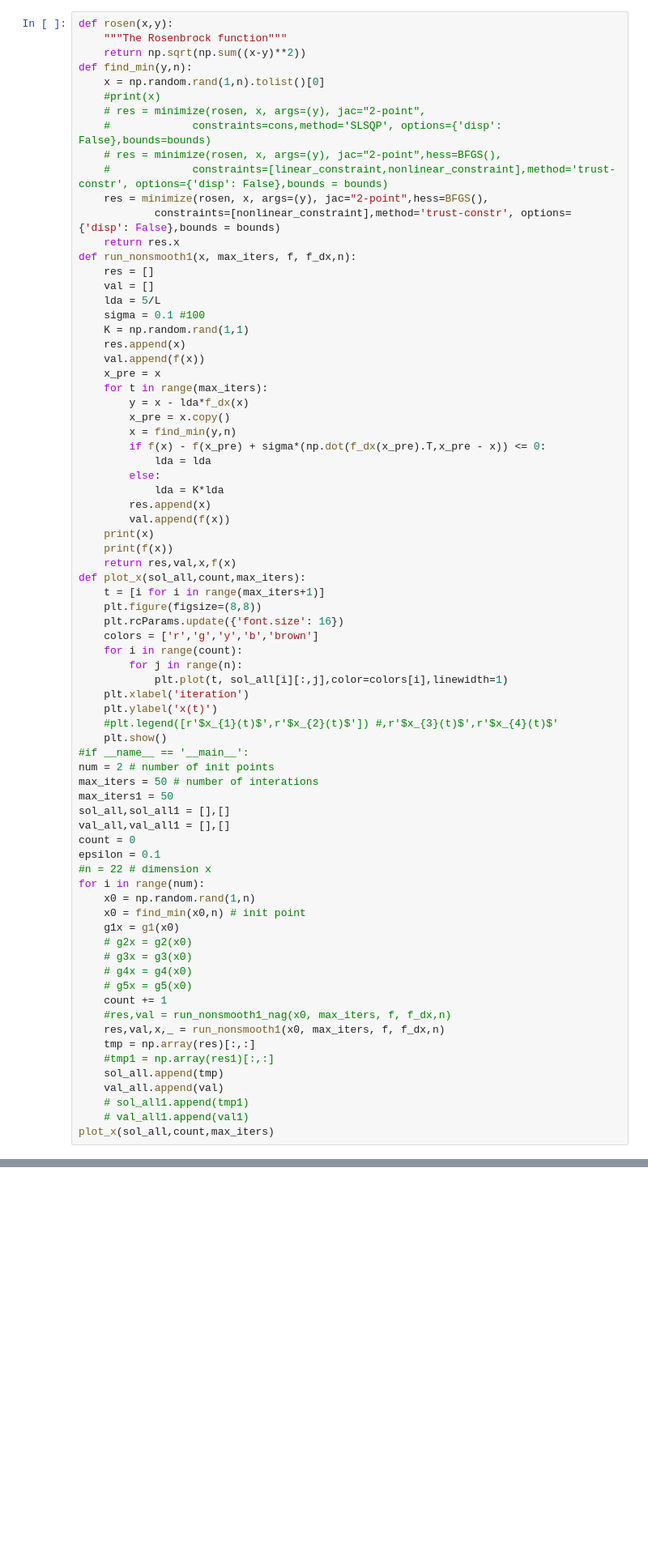
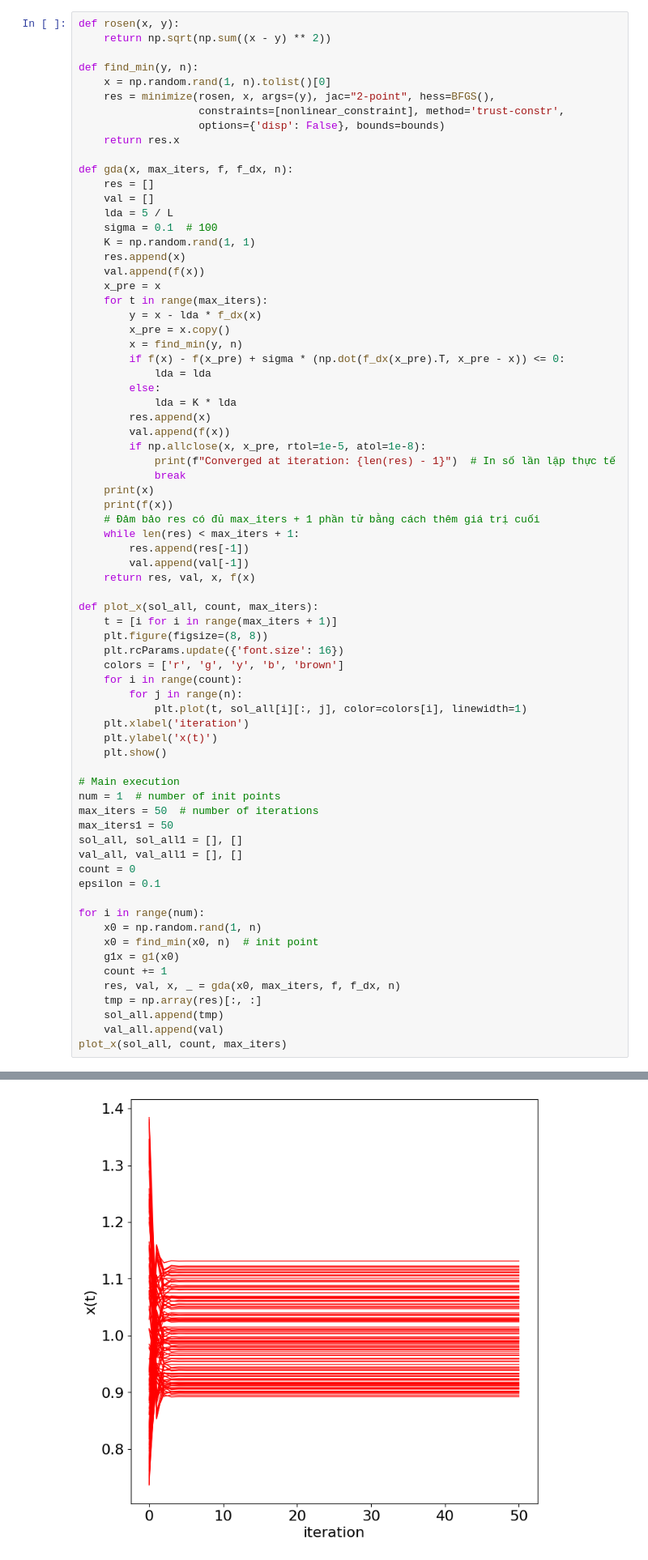
Before and after one commit to Ly-xinhgai/AdaptiveGDforQCP, a Jupyter notebook: example_03.ipynb, the cells around one changed output, grey strips where cells are left out. Shown at 81% size. Cells and saved outputs as stored; diff of their text form; blank space fills up the shorter version.

```diff
--- a/example_03.ipynb
+++ b/example_03.ipynb
@@ -70,76 +72,73 @@ bounds = Bounds([0.0001 for i in range(n)], [np.inf for i in range(n)])
 # %%
-def rosen(x,y):
-    """The Rosenbrock function"""
-    return np.sqrt(np.sum((x-y)**2))
-def find_min(y,n):
-    x = np.random.rand(1,n).tolist()[0]
-    #print(x)
-    # res = minimize(rosen, x, args=(y), jac="2-point",
-    #             constraints=cons,method='SLSQP', options={'disp': False},bounds=bounds)
-    # res = minimize(rosen, x, args=(y), jac="2-point",hess=BFGS(),
-    #             constraints=[linear_constraint,nonlinear_constraint],method='trust-constr', options={'disp': False},bounds = bounds)
-    res = minimize(rosen, x, args=(y), jac="2-point",hess=BFGS(),
-            constraints=[nonlinear_constraint],method='trust-constr', options={'disp': False},bounds = bounds)
+def rosen(x, y):
+    return np.sqrt(np.sum((x - y) ** 2))
+
+def find_min(y, n):
+    x = np.random.rand(1, n).tolist()[0]
+    res = minimize(rosen, x, args=(y), jac="2-point", hess=BFGS(),
+                   constraints=[nonlinear_constraint], method='trust-constr',
+                   options={'disp': False}, bounds=bounds)
     return res.x
-def run_nonsmooth1(x, max_iters, f, f_dx,n):
+
+def gda(x, max_iters, f, f_dx, n):
     res = []
     val = []
-    lda = 5/L
-    sigma = 0.1 #100
-    K = np.random.rand(1,1)
+    lda = 5 / L
+    sigma = 0.1  # 100
+    K = np.random.rand(1, 1)
     res.append(x)
     val.append(f(x))
     x_pre = x
     for t in range(max_iters):
-        y = x - lda*f_dx(x)
+        y = x - lda * f_dx(x)
         x_pre = x.copy()
-        x = find_min(y,n)
-        if f(x) - f(x_pre) + sigma*(np.dot(f_dx(x_pre).T,x_pre - x)) <= 0:
+        x = find_min(y, n)
+        if f(x) - f(x_pre) + sigma * (np.dot(f_dx(x_pre).T, x_pre - x)) <= 0:
             lda = lda
         else:
-            lda = K*lda
+            lda = K * lda
         res.append(x)
         val.append(f(x))
+        if np.allclose(x, x_pre, rtol=1e-5, atol=1e-8):
+            print(f"Converged at iteration: {len(res) - 1}")  # In số lần lặp thực tế
+            break
     print(x)
     print(f(x))
-    return res,val,x,f(x)
-def plot_x(sol_all,count,max_iters):
-    t = [i for i in range(max_iters+1)]
-    plt.figure(figsize=(8,8))
+    # Đảm bảo res có đủ max_iters + 1 phần tử bằng cách thêm giá trị cuối
+    while len(res) < max_iters + 1:
+        res.append(res[-1])
+        val.append(val[-1])
+    return res, val, x, f(x)
+
+def plot_x(sol_all, count, max_iters):
+    t = [i for i in range(max_iters + 1)]
+    plt.figure(figsize=(8, 8))
     plt.rcParams.update({'font.size': 16})
-    colors = ['r','g','y','b','brown']
+    colors = ['r', 'g', 'y', 'b', 'brown']
     for i in range(count):
         for j in range(n):
-            plt.plot(t, sol_all[i][:,j],color=colors[i],linewidth=1)
+            plt.plot(t, sol_all[i][:, j], color=colors[i], linewidth=1)
     plt.xlabel('iteration')
     plt.ylabel('x(t)')
-    #plt.legend([r'$x_{1}(t)$',r'$x_{2}(t)$']) #,r'$x_{3}(t)$',r'$x_{4}(t)$'
     plt.show()
-#if __name__ == '__main__':
-num = 2 # number of init points
-max_iters = 50 # number of interations
+
+# Main execution
+num = 1  # number of init points
+max_iters = 50  # number of iterations
 max_iters1 = 50
-sol_all,sol_all1 = [],[]
-val_all,val_all1 = [],[]
+sol_all, sol_all1 = [], []
+val_all, val_all1 = [], []
 count = 0
 epsilon = 0.1
-#n = 22 # dimension x
+
 for i in range(num):
-    x0 = np.random.rand(1,n)
-    x0 = find_min(x0,n) # init point
+    x0 = np.random.rand(1, n)
+    x0 = find_min(x0, n)  # init point
     g1x = g1(x0)
-    # g2x = g2(x0)
-    # g3x = g3(x0)
-    # g4x = g4(x0)
-    # g5x = g5(x0)
     count += 1
-    #res,val = run_nonsmooth1_nag(x0, max_iters, f, f_dx,n)
-    res,val,x,_ = run_nonsmooth1(x0, max_iters, f, f_dx,n)
-    tmp = np.array(res)[:,:]
-    #tmp1 = np.array(res1)[:,:]
+    res, val, x, _ = gda(x0, max_iters, f, f_dx, n)
+    tmp = np.array(res)[:, :]
     sol_all.append(tmp)
     val_all.append(val)
-    # sol_all1.append(tmp1)
-    # val_all1.append(val1)
-plot_x(sol_all,count,max_iters)
+plot_x(sol_all, count, max_iters)
 # %% [output]
@@ -164,0 +164 @@ KeyboardInterrupt:
+[figure, added]
```
Also changed, not shown: parts of 5 cells of this notebook, 6 other files.
